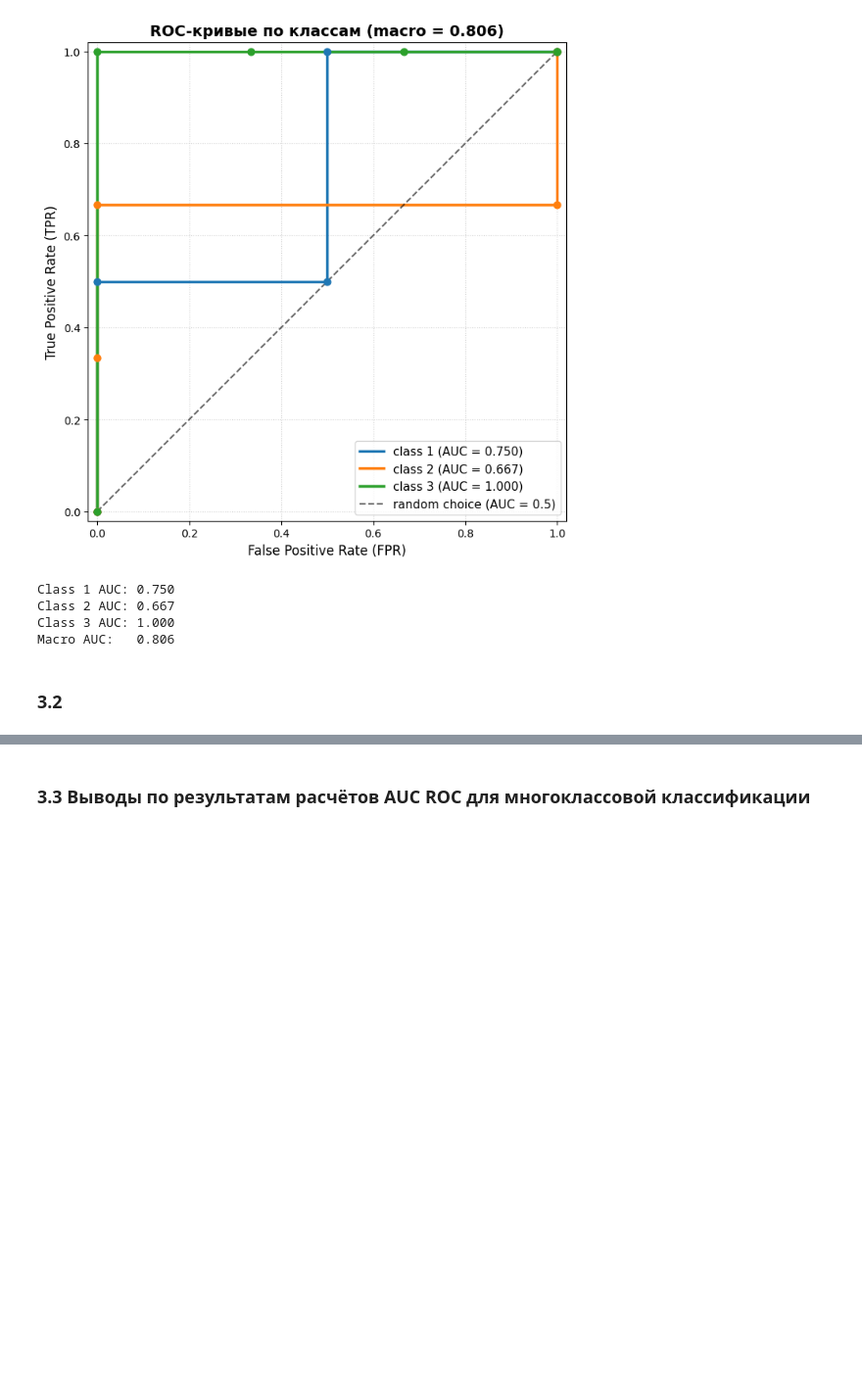
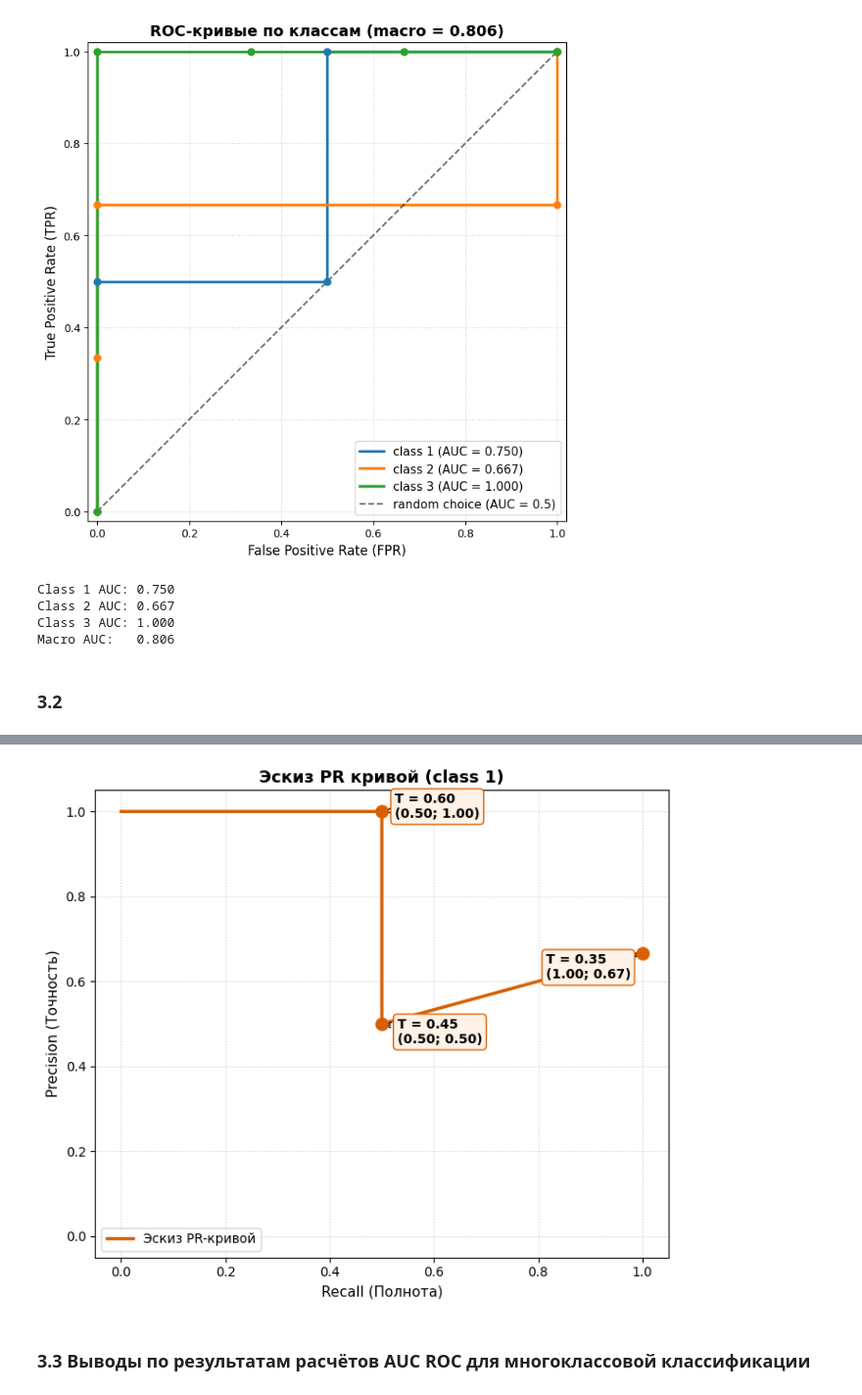
Before and after one commit to sircuspelle/AI-systems-course, a Jupyter notebook: Lab3/src/lab3/lab3-2.ipynb, the cells around one changed output, grey strips where cells are left out. Shown at 98% size. Cells and saved outputs as stored; diff of their text form; code cells hidden in the pictures; blank space fills up the shorter version.

```diff
--- a/Lab3/src/lab3/lab3-2.ipynb
+++ b/Lab3/src/lab3/lab3-2.ipynb
@@ -679,2 +924,56 @@ Macro AUC:   0.806
+# %%
+# построение эскиза PR-кривой
+
+recalls = [0.5, 0.5, 1.000]
+precisions = [1.000, 0.5, 0.667]
+thresholds = [0.60, 0.45, 0.35]
+
+plt.figure(figsize=(7, 6))
+
+sketch_recall = [0.0] + recalls
+sketch_prec = [1.0] + precisions
+
+plt.plot(
+    sketch_recall,
+    sketch_prec,
+    color="#d95f02",
+    lw=2.5,
+    linestyle="-",
+    label="Эскиз PR-кривой",
+)
+
+plt.scatter(recalls, precisions, color="#d95f02", s=90, zorder=5)
+
+labels = [f"T = {thresholds[i]:.2f}\n({recalls[i]:.2f}; {precisions[i]:.2f})" for i in range(len(recalls))]
+offsets = [(10, -5), (12, -15), (-75, -20)]
+
+for r, p, txt, off in zip(recalls, precisions, labels, offsets):
+    plt.annotate(
+        txt,
+        xy=(r, p),
+        xytext=off,
+        textcoords="offset points",
+        fontsize=10,
+        fontweight="bold",
+        bbox=dict(
+            boxstyle="round,pad=0.3", facecolor="#fff2e6", edgecolor="#d95f02"
+        ),
+        arrowprops=dict(arrowstyle="->", connectionstyle="arc3,rad=0"),
+    )
+
+plt.title(
+    "Эскиз PR кривой (class 1)", fontsize=13, fontweight="bold"
+)
+plt.xlabel("Recall (Полнота)", fontsize=11)
+plt.ylabel("Precision (Точность)", fontsize=11)
+plt.xlim([-0.05, 1.05])
+plt.ylim([-0.05, 1.05])
+plt.grid(True, linestyle=":", alpha=0.6)
+plt.legend(loc="lower left", fontsize=10)
+
+plt.tight_layout()
+plt.show()
+# %% [output]
+[figure, added]
 # %% [markdown]
 ### 3.3 Выводы по результатам расчётов AUC ROC для многоклассовой классификации
```
Also changed, not shown: parts of 3 cells of this notebook.
